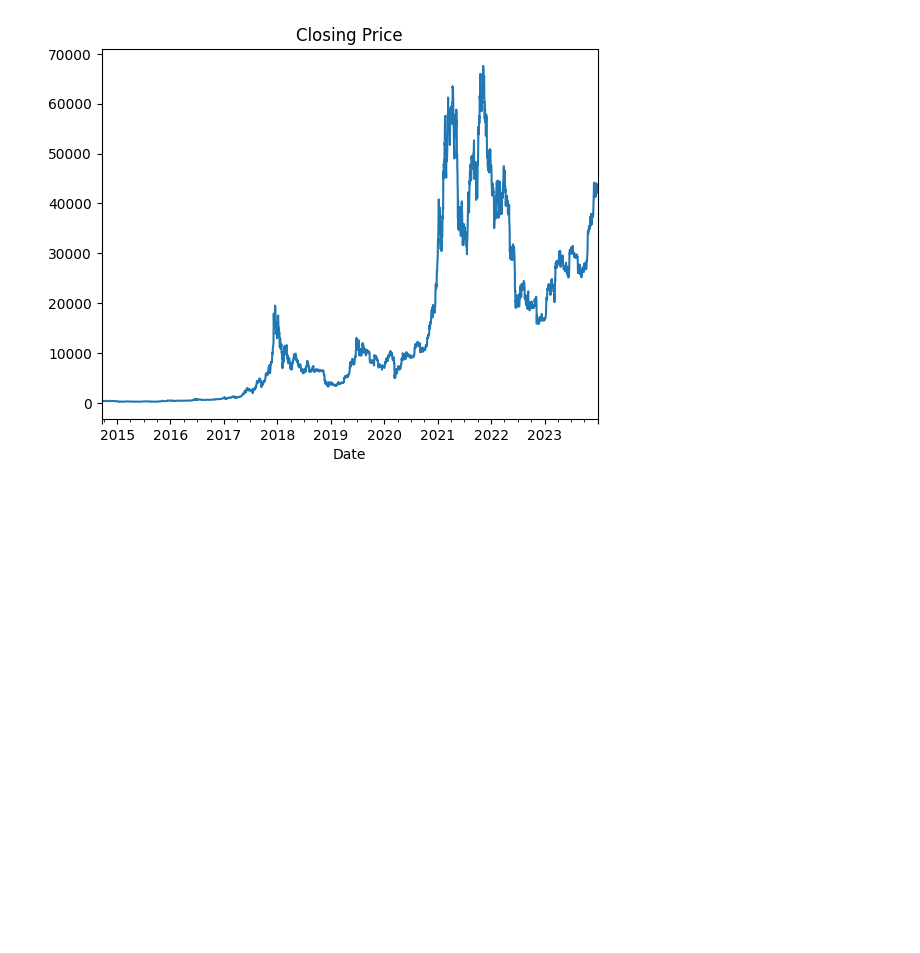
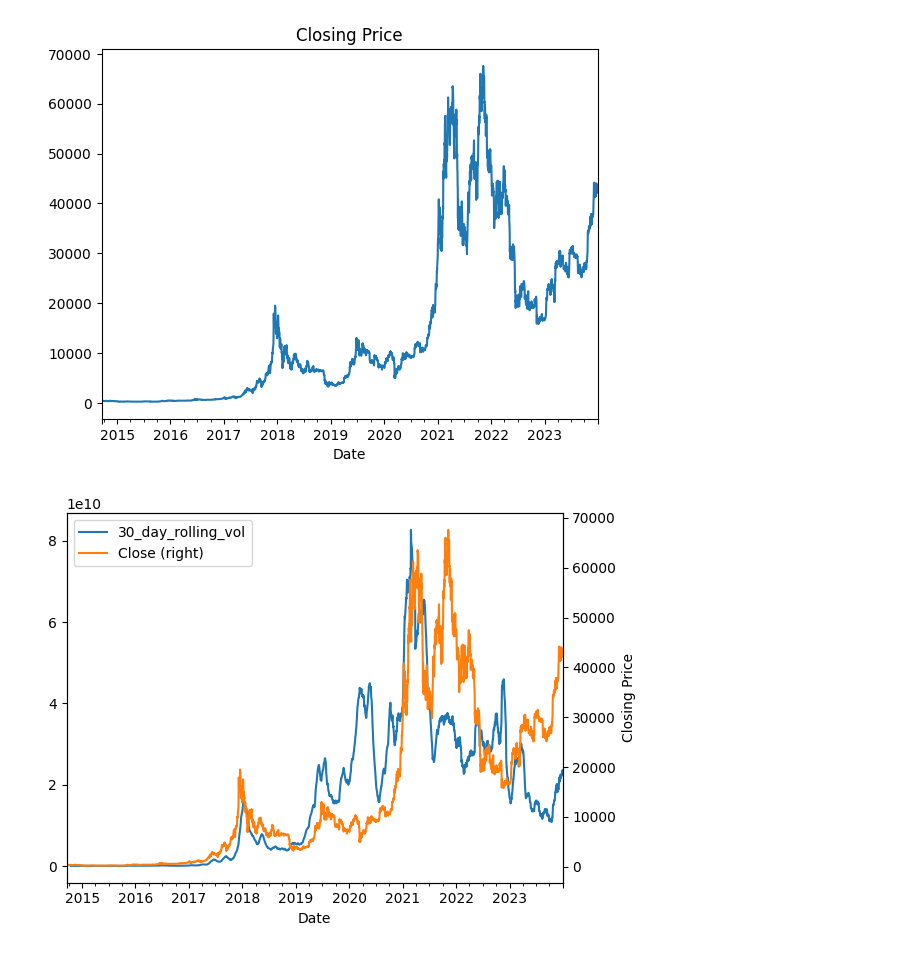
Before and after one commit to fwu27/Test, a Jupyter notebook: bitcoin_prices.ipynb, the cells around one changed output. Saved outputs shown, nothing was run; the diff lists cells and outputs as text; code cells hidden in the pictures; blank space fills up the shorter version.

```diff
--- a/bitcoin_prices.ipynb
+++ b/bitcoin_prices.ipynb
@@ -64,3 +62,11 @@ df['Close'].plot(title = 'Closing Price')
 # %% [output]
 <Axes: title={'center': 'Closing Price'}, xlabel='Date'>
 [figure]
+# %%
+df['30_day_rolling_vol'] = df['Volume'].rolling(window = 30).mean()
+df[['30_day_rolling_vol']].plot()
+ax = df['Close'].plot(secondary_y= True, legend = True)
+ax.set_ylabel("Closing Price")
+plt.show()
+# %% [output]
+[figure, added]
```
Also changed, not shown: parts of 1 cell of this notebook.
